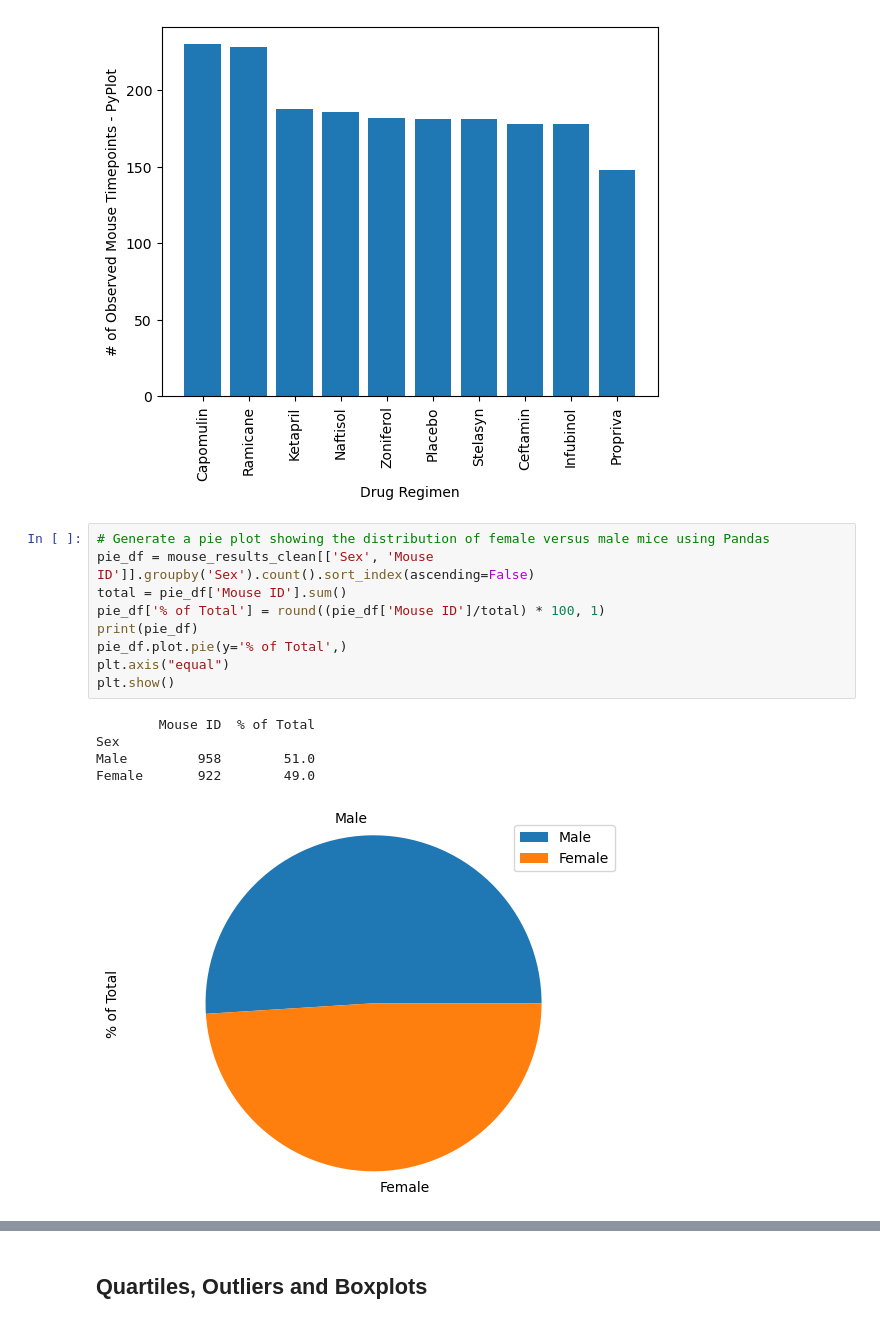
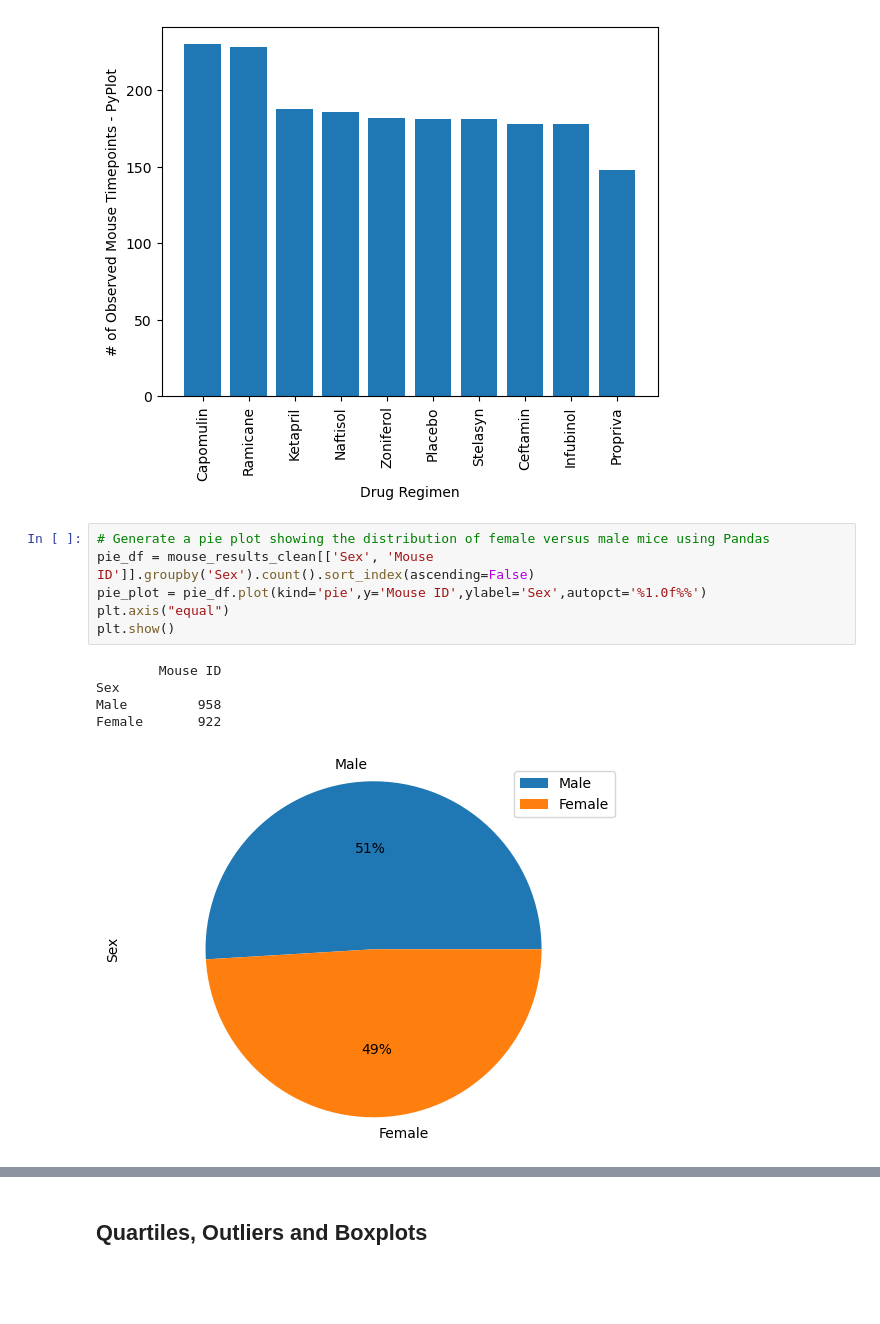
Before and after one commit to rfe123/umn_data_matplotlib_challenge, a Jupyter notebook: Pymaceuticals/pymaceuticals_starter.ipynb, the cells around one changed output, grey strips where cells are left out. Cells and saved outputs as stored; diff of their text form; blank space fills up the shorter version.

Commit message:
Pandas pie plot

```diff
--- a/Pymaceuticals/pymaceuticals_starter.ipynb
+++ b/Pymaceuticals/pymaceuticals_starter.ipynb
@@ -166,17 +166,14 @@ plt.show()
 # %%
 # Generate a pie plot showing the distribution of female versus male mice using Pandas
 pie_df = mouse_results_clean[['Sex', 'Mouse ID']].groupby('Sex').count().sort_index(ascending=False)
-total = pie_df['Mouse ID'].sum()
-pie_df['% of Total'] = round((pie_df['Mouse ID']/total) * 100, 1)
-print(pie_df)
-pie_df.plot.pie(y='% of Total',)
+pie_plot = pie_df.plot(kind='pie',y='Mouse ID',ylabel='Sex',autopct='%1.0f%%')
 plt.axis("equal")
 plt.show()
 # %% [output]
-        Mouse ID  % of Total
+        Mouse ID
 Sex
-Male         958        51.0
-Female       922        49.0
+Male         958
+Female       922
-[figure, old version]
+[figure, new version]
 # %%
 # Generate a pie plot showing the distribution of female versus male mice using pyplot
```
Also changed, not shown: parts of 1 cell of this notebook.
